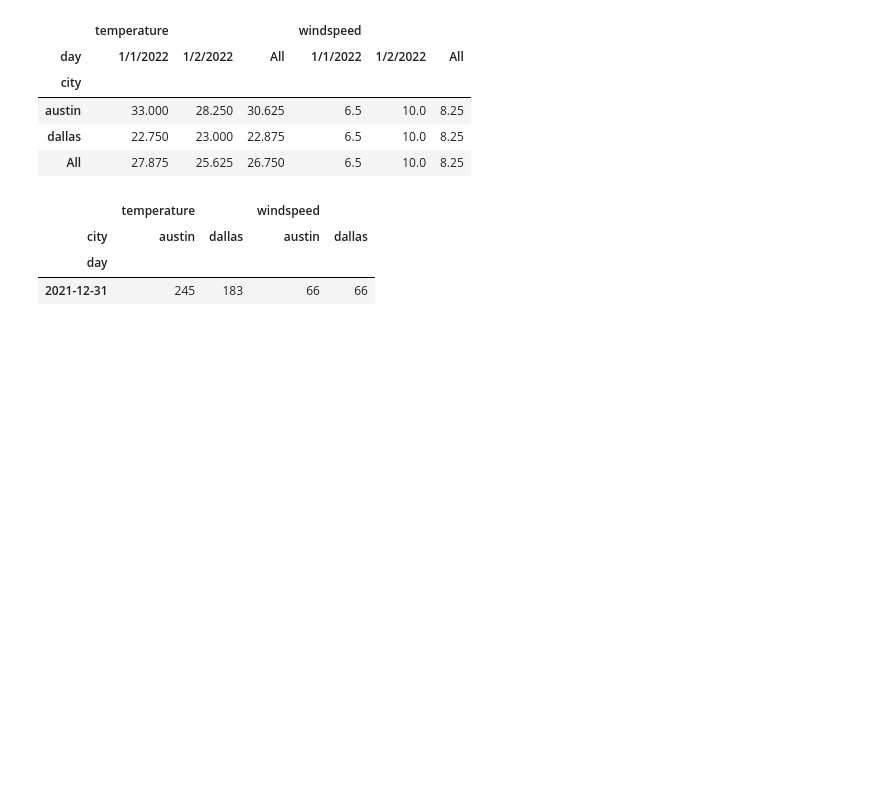
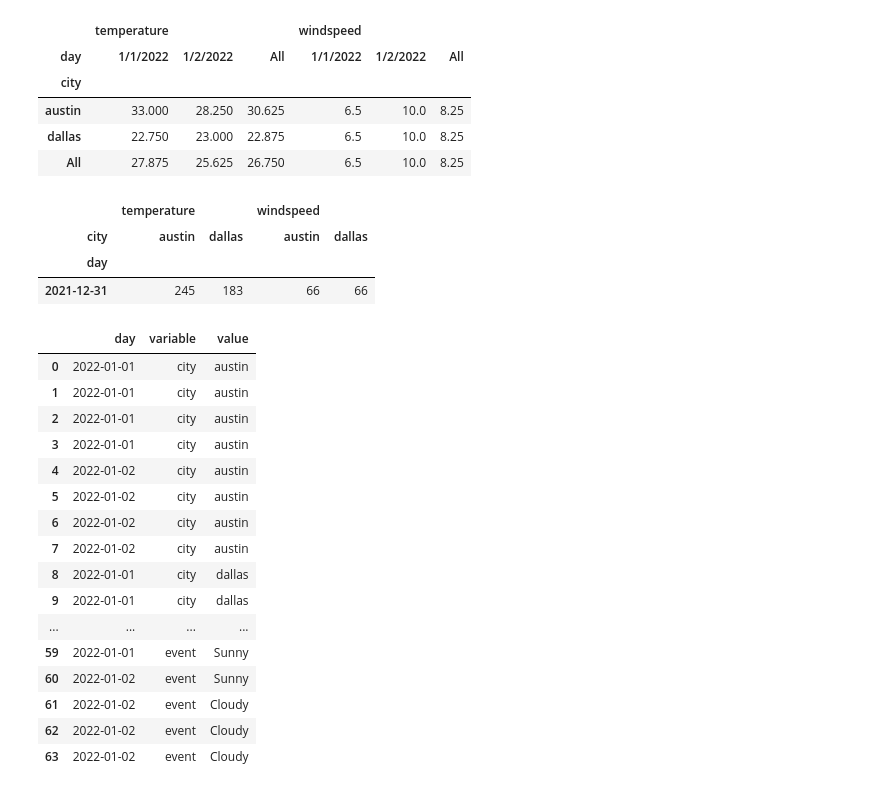
Before and after one commit to shawyanjafari/pandas-refresher, a Jupyter notebook: Pivoting.ipynb, the cells around one changed output. Saved outputs shown, nothing was run; the diff lists cells and outputs as text; code cells hidden in the pictures; blank space fills up the shorter version.

```diff
--- a/Pivoting.ipynb
+++ b/Pivoting.ipynb
@@ -100,3 +100,30 @@ df.pivot_table(index=pd.Grouper(freq='M', key='day'), columns='city', aggfunc='s
 | city | austin | dallas | austin | dallas |
 | day |  |  |  |  |
 | 2021-12-31 | 245 | 183 | 66 | 66 |
+# %%
+# melt - unpivots dataframes
+# formats a dataframe so that one or more columns are identifier variables
+# id_vars is what you want on your x-axis/index
+pd.set_option('display.max_rows', 100)
+df1 = pd.melt(df, id_vars=['day'])
+df1.head(100)
+
+# you can edit the value and variable names, too.
+# %% [output]
+|  | day | variable | value |
+| 0 | 2022-01-01 | city | austin |
+| 1 | 2022-01-01 | city | austin |
+| 2 | 2022-01-01 | city | austin |
+| 3 | 2022-01-01 | city | austin |
+| 4 | 2022-01-02 | city | austin |
+| 5 | 2022-01-02 | city | austin |
+| 6 | 2022-01-02 | city | austin |
+| 7 | 2022-01-02 | city | austin |
+| 8 | 2022-01-01 | city | dallas |
+| 9 | 2022-01-01 | city | dallas |
+| ... | ... | ... | ... |
+| 59 | 2022-01-01 | event | Sunny |
+| 60 | 2022-01-02 | event | Sunny |
+| 61 | 2022-01-02 | event | Cloudy |
+| 62 | 2022-01-02 | event | Cloudy |
+| 63 | 2022-01-02 | event | Cloudy |
```
